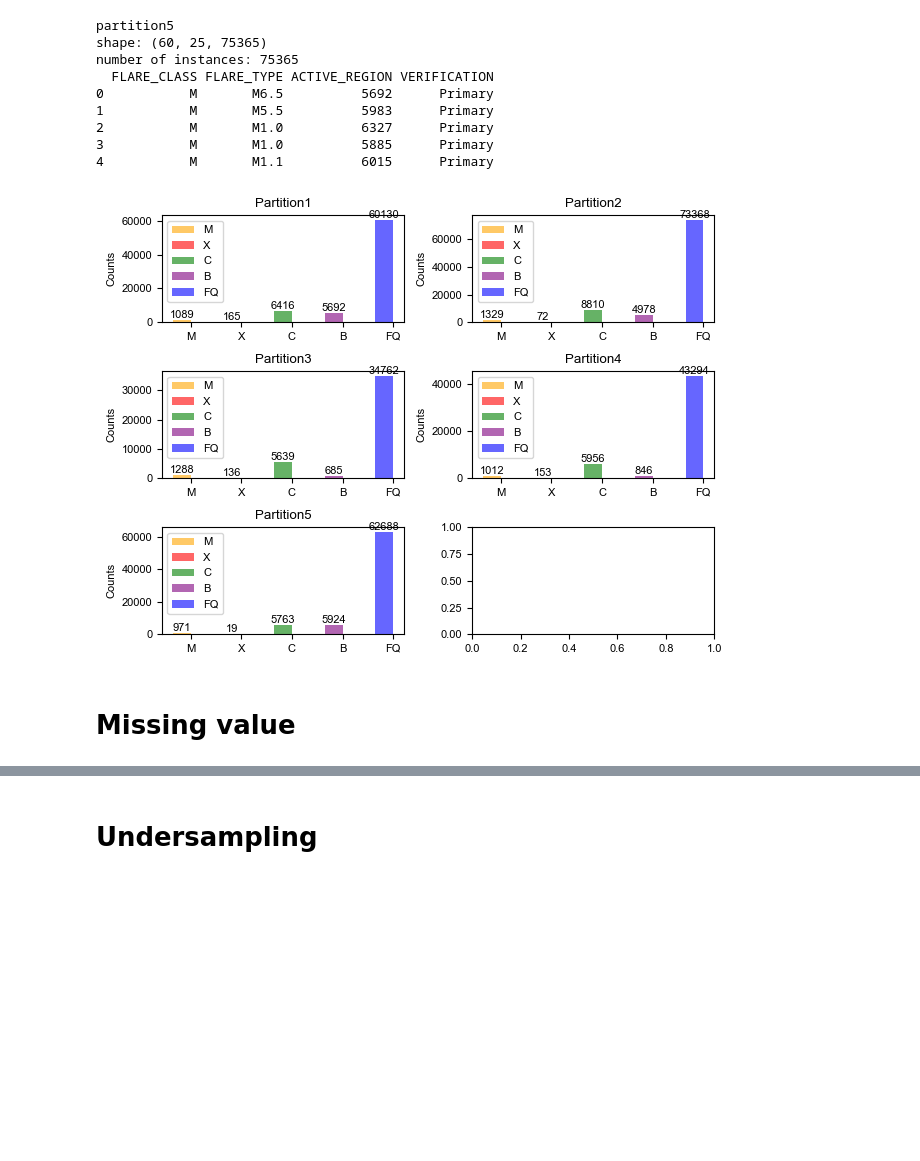
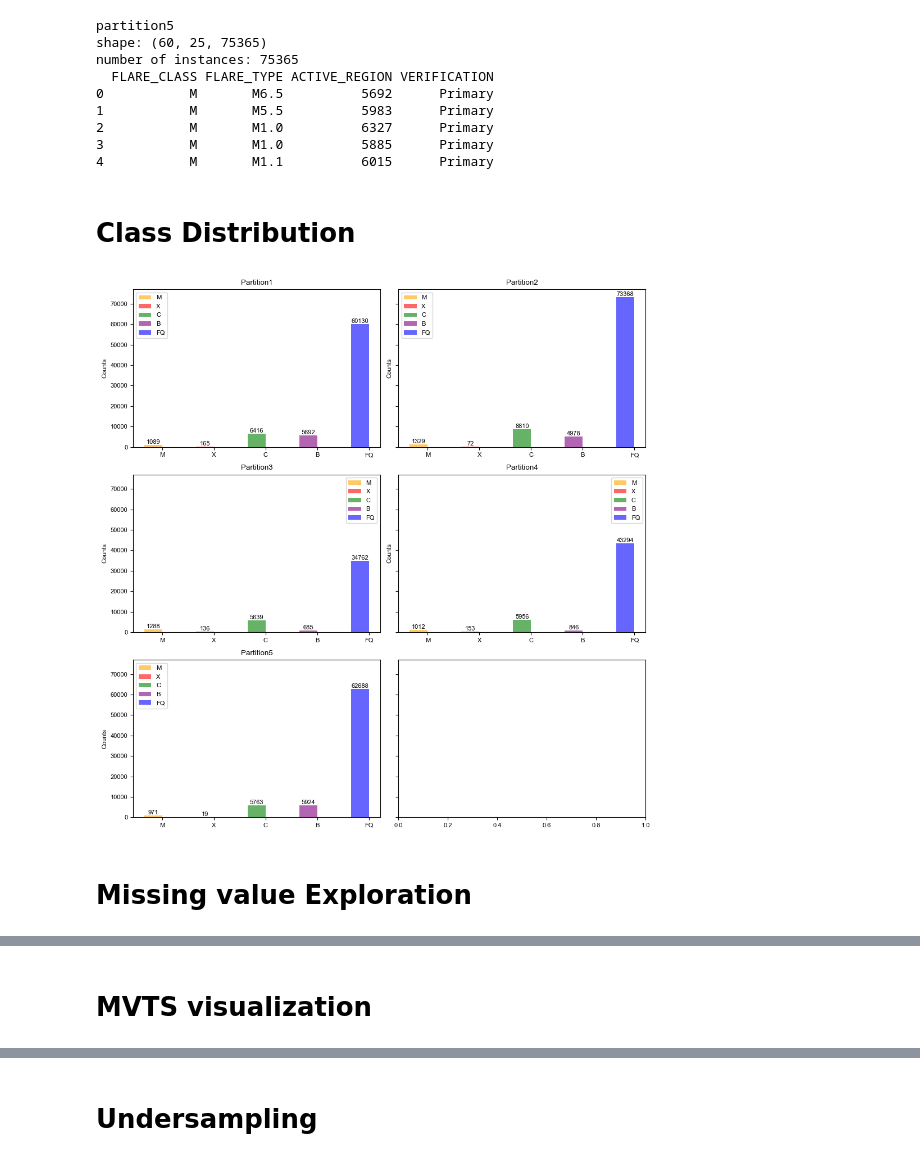
Before and after one commit to samresume/FlarePredict-DataPrep-Sampling-SWANSF, a Jupyter notebook: SWANSF-DataPreProcessing.ipynb, the cells around one changed output, grey strips where cells are left out. Cells and saved outputs as stored; diff of their text form; code cells hidden in the pictures; blank space fills up the shorter version.

Commit message:
Added some plots for visualization

```diff
--- a/SWANSF-DataPreProcessing.ipynb
+++ b/SWANSF-DataPreProcessing.ipynb
@@ -6,7 +6,8 @@ from datetime import datetime
 # %%
 class MVTSSample:
 
-    def __init__(self, active_region:str, flare_class:str, flare_type:str, verification:str, start_time:datetime, end_time:datetime, data:DataFrame):
+    def __init__(self, active_region:str, flare_class:str, flare_type:str, \
+                 verification:str, start_time:datetime, end_time:datetime, data:DataFrame):
         self.flare_type = flare_type
         self.active_region = active_region
         self.flare_class = flare_class
@@ -96,8 +97,8 @@ from tqdm import tqdm
 
 def process_partition(partition_location:str, abt_name:str):
     abt_header = ['Timestamp', 'R_VALUE','TOTUSJH','TOTBSQ','TOTPOT','TOTUSJZ','ABSNJZH','SAVNCPP',
-                           'USFLUX','TOTFZ','MEANPOT', 'EPSX', 'EPSY','EPSZ','MEANSHR','SHRGT45','MEANGAM','MEANGBT',
-                           'MEANGBZ','MEANGBH','MEANJZH','TOTFY','MEANJZD','MEANALP','TOTFX']
+                           'USFLUX','TOTFZ','MEANPOT', 'EPSX', 'EPSY','EPSZ','MEANSHR','SHRGT45','MEANGAM',
+                              'MEANGBT','MEANGBZ','MEANGBH','MEANJZH','TOTFY','MEANJZD','MEANALP','TOTFX']
 
     abt_header_label = ['FLARE_CLASS', 'FLARE_TYPE', 'ACTIVE_REGION', 'VERIFICATION']
 
@@ -217,10 +221,15 @@ number of instances: 75365
 2           M       M1.0          6327      Primary
 3           M       M1.0          5885      Primary
 4           M       M1.1          6015      Primary
+# %% [markdown]
+# Class Distribution
 # %%
+import pandas as pd
 labels = []
+data_dir = "/Users/samskanderi/Documents/Research_Project/SWANSF/code/"
+
 for i in range(1,6):
-    labels.append(pd.read_csv("partition" + str(i) + "_labels.csv"))
+    labels.append(pd.read_csv(data_dir + "partition" + str(i) + "_labels.csv"))
 # %%
 import matplotlib
 import matplotlib.pyplot as plt
@@ -233,7 +242,9 @@ font = {'family' : 'Arial',
 
 matplotlib.rc('font', **font)
 
-fig, ax = plt.subplots(3,2)
+fig, ax = plt.subplots(3,2, sharey=True,
+  figsize=(10, 10))
+
 rects = []
 
 def autolabel(rects,i,j):
@@ -270,43 +281,46 @@ for i in range(1,6):
     width = 0.35  # the width of the bars
 
     if i < 3:
-        rects.append(ax[0,i-1].bar(x - width/2, flare_types.values(), width, label=flare_types.keys(), color=['orange','red','green','purple','blue'], alpha=0.6))
+        rects.append(ax[0,i-1].bar(x - width/2, flare_types.values(), width, label=flare_types.keys(), \
+                                   color=['orange','red','green','purple','blue'], alpha=0.6))
         ax[0,i-1].set_ylabel('Counts')
         ax[0,i-1].set_title('Partition' + str(i))
         ax[0,i-1].set_xticks(x)
         ax[0,i-1].set_xticklabels(flare_types.keys())
         ax[0,i-1].legend()
         autolabel(rects[i-1],0,i-1)
 
     elif i < 5:
-        rects.append(ax[1,i-3].bar(x - width/2, flare_types.values(), width, label=flare_types.keys(), color=['orange','red','green','purple','blue'], alpha=0.6))
+        rects.append(ax[1,i-3].bar(x - width/2, flare_types.values(), width, label=flare_types.keys(), \
+                                   color=['orange','red','green','purple','blue'], alpha=0.6))
         ax[1,i-3].set_ylabel('Counts')
         ax[1,i-3].set_title('Partition' + str(i))
         ax[1,i-3].set_xticks(x)
         ax[1,i-3].set_xticklabels(flare_types.keys())
         ax[1,i-3].legend()
         autolabel(rects[i-1],1,i-3)
 
     else:
-        rects.append(ax[2,i-5].bar(x - width/2, flare_types.values(), width, label=flare_types.keys(), color=['orange','red','green','purple','blue'], alpha=0.6))
+        rects.append(ax[2,i-5].bar(x - width/2, flare_types.values(), width, label=flare_types.keys(), \
+                                   color=['orange','red','green','purple','blue'], alpha=0.6))
         ax[2,i-5].set_ylabel('Counts')
         ax[2,i-5].set_title('Partition' + str(i))
         ax[2,i-5].set_xticks(x)
         ax[2,i-5].set_xticklabels(flare_types.keys())
         ax[2,i-5].legend()
         autolabel(rects[i-1],2,i-5)
 
 
 
     fig.tight_layout()
 
 
 
 plt.show()
 # %% [output]
-[figure, old version]
+[figure, new version]
 # %% [markdown]
-# Missing value
+# Missing value Exploration
 # %%
 import pickle
 import numpy as np
@@ -365,3 +379,5 @@ TOTFY: 4964
 MEANJZD: 0
 MEANALP: 0
 TOTFX: 4964
+# %% [markdown]
+# MVTS visualization
```
Also changed, not shown: parts of 8 cells of this notebook.
